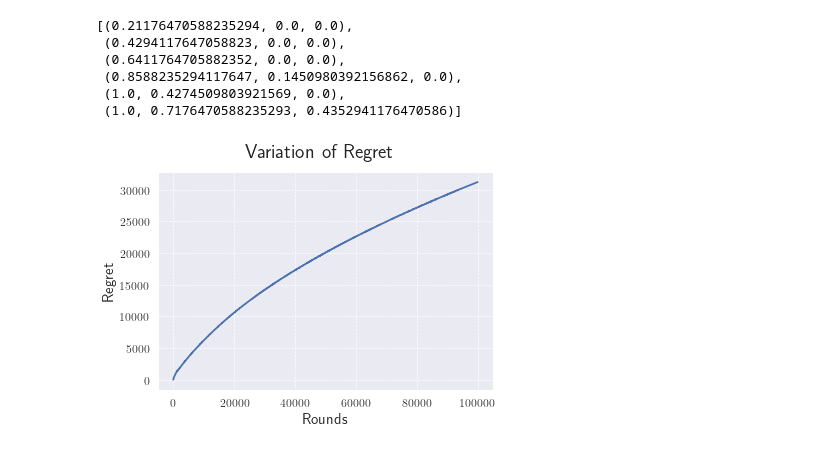
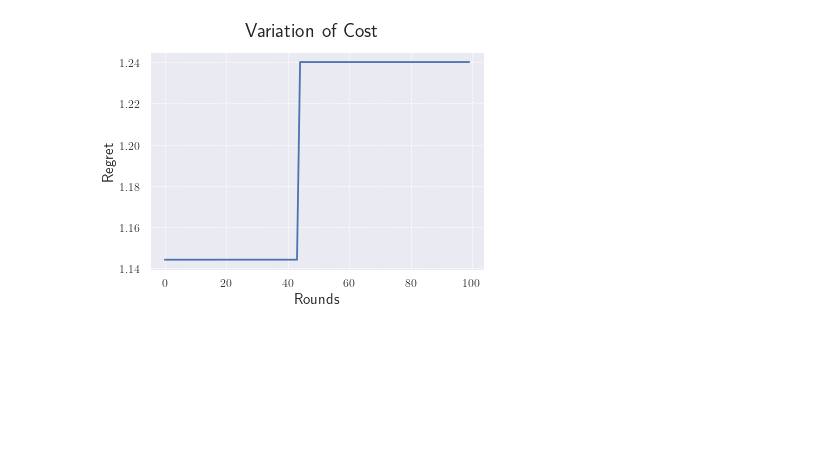
Before and after one commit to abhishek-sinha-tifr/COCO, a Jupyter notebook: COCO-sim.ipynb, the cells around one changed output. Saved outputs shown, nothing was run; the diff lists cells and outputs as text; code cells hidden in the pictures; blank space fills up the shorter version.

```diff
--- a/COCO-sim.ipynb
+++ b/COCO-sim.ipynb
@@ -14,7 +15,8 @@ class COCO:
         #self.D=np.sqrt(2) ### D denotes the Euclidean diameter of the feasible set, which is sqrt(2) for simplex
         self.D=20 ### Diameter of the set for banknote classification
         self.n=n
-        self.x=np.array(proj(np.random.rand(n))).reshape(-1,1) ### n denotes the input dimension
+        #self.x=np.array(proj(np.random.rand(n))).reshape(-1,1) ### n denotes the input dimension
+        self.x=np.array(proj(np.ones(n)/n)).reshape(-1,1)
         self.step_size=0
         self.grad_sum_sq=0 ### internal variable needed to compute the step size
         self.sum_x=self.x ### internal variable required to get the average prediction
@@ -32,7 +34,7 @@ class COCO:
 
     def update_COCO(self, cost_val, constr_val):
         self.Q = self.Q+constr_val
-        self.TotalCost=self.TotalCost+cost_val ## updating the total violation and cost
+        self.TotalCost=self.TotalCost+cost_val ## updating CCV and cost
         self.sum_x=self.sum_x+self.x
 
     def surrogate_cost_grad(self, cost_grad, constr_grad): # returns the gradient of the surrogate cost function at x
@@ -117,3 +167,24 @@ class Adversary_banknote_authentication:
+# %%
+class IrisDataset(Adversary_classification):
+    def __init__(self):
+        super().__init__()
+        self.id='iris'
+        self.data=pd.read_csv('data/Iris.csv')
+        self.data=self.data.replace('Iris-setosa', 0)
+        self.data=self.data.replace('Iris-versicolor', 1)
+        self.data=self.data.replace('Iris-virginica', 2)
+        self.data=self.data[self.data['Species']<1.5]
+
+        self.data=self.data.sample(frac=1) ## randomly shuffling the rows
+        self.z=np.array(self.data.iloc[:,1:5]) ## z denotes the feature vector matrix
+        ### appending an all-one column to account for the intercept term
+        #l=pd.DataFrame(np.ones(len(self.data)))
+        #self.z=np.append(self.z, l, axis=1)
+
+
+        object= StandardScaler()
+        self.z= object.fit_transform(self.z) ## preprocessing the feature vectors
+        self.y=np.array(self.data['Species'])    ## y denotes the column of labels
 # %%
 ### Implements the driver code
 
@@ -161,35 +259,28 @@ sns.set()
 
 sns.set_theme("paper")
 sns.set_style("dark")
-sns.color_palette("gist_heat")
+#sns.color_palette("gist_heat")
 
 #ax = plt.plot(figsize=(10,6))
 #pylab.figure(1)
 #pylab.plot(range(T), violation_vec.T)
 #pylab.figure(2)
 #pylab.plot(range(T), regret_vec.T)
-# %% [output]
-[(0.21176470588235294, 0.0, 0.0),
- (0.4294117647058823, 0.0, 0.0),
- (0.6411764705882352, 0.0, 0.0),
- (0.8588235294117647, 0.1450980392156862, 0.0),
- (1.0, 0.4274509803921569, 0.0),
- (1.0, 0.7176470588235293, 0.4352941176470586)]
 # %%
 #pylab.figure(2)
 #pylab.plot(range(T), cost_vec.T)
 #sum(coco.x)
 #plt.figure(dpi=1000)
 plt.ylabel("Regret", fontsize=15)
 plt.xlabel("Rounds", fontsize=15)
-plt.plot(range(T), regret_vec.T, linewidth = 1.8)
+plt.plot(range(T), cost_vec.T, linewidth = 1.8)
 plt.grid(linestyle = '--', linewidth = 0.7)
 plt.xticks(fontsize=12)
 plt.yticks(fontsize=12)
-plt.suptitle('Variation of Regret', fontsize=20)
-plt.savefig('Regret_variation_plt', dpi=1000)
+plt.suptitle('Variation of Cost', fontsize=20)
+plt.savefig('Cost_variation_plt', dpi=1000)
 # %% [output]
-[figure, old version]
+[figure, new version]
 # %%
 #plt.figure(dpi=1000)
 plt.ylabel("CCV", fontsize=18)
```
Also changed, not shown: parts of 10 cells of this notebook, 7 other files.
